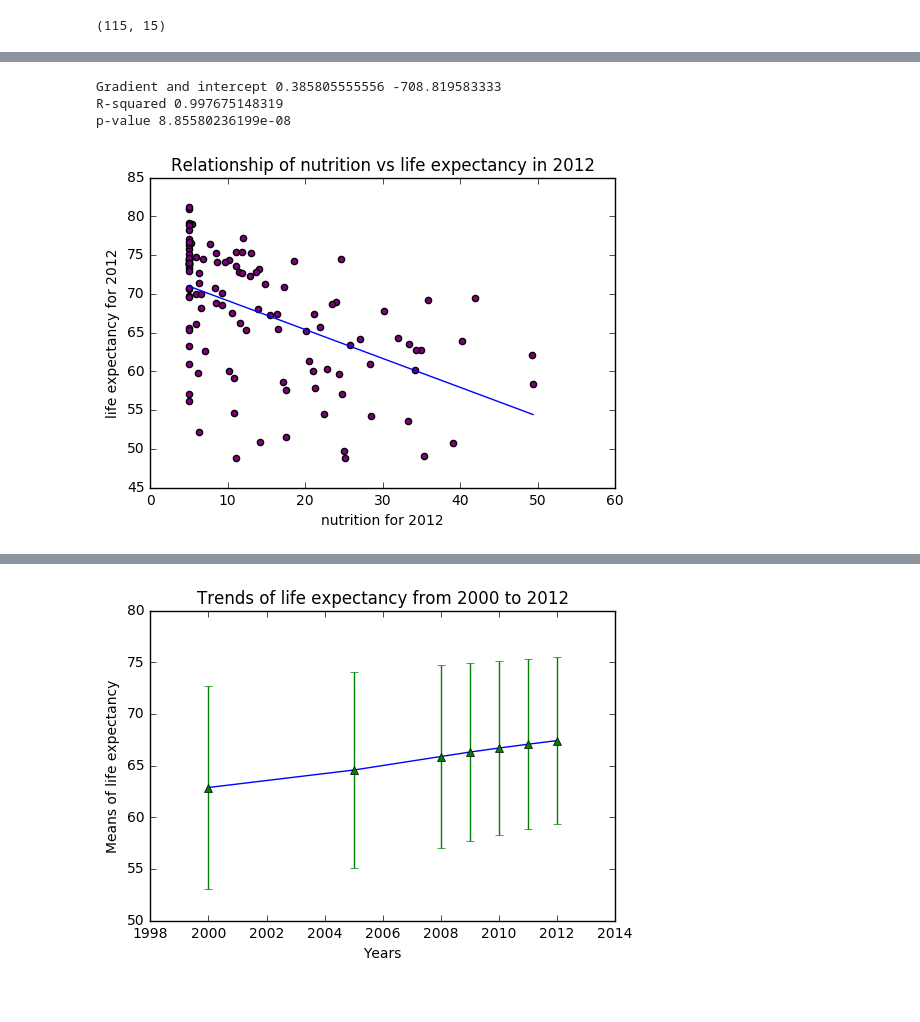
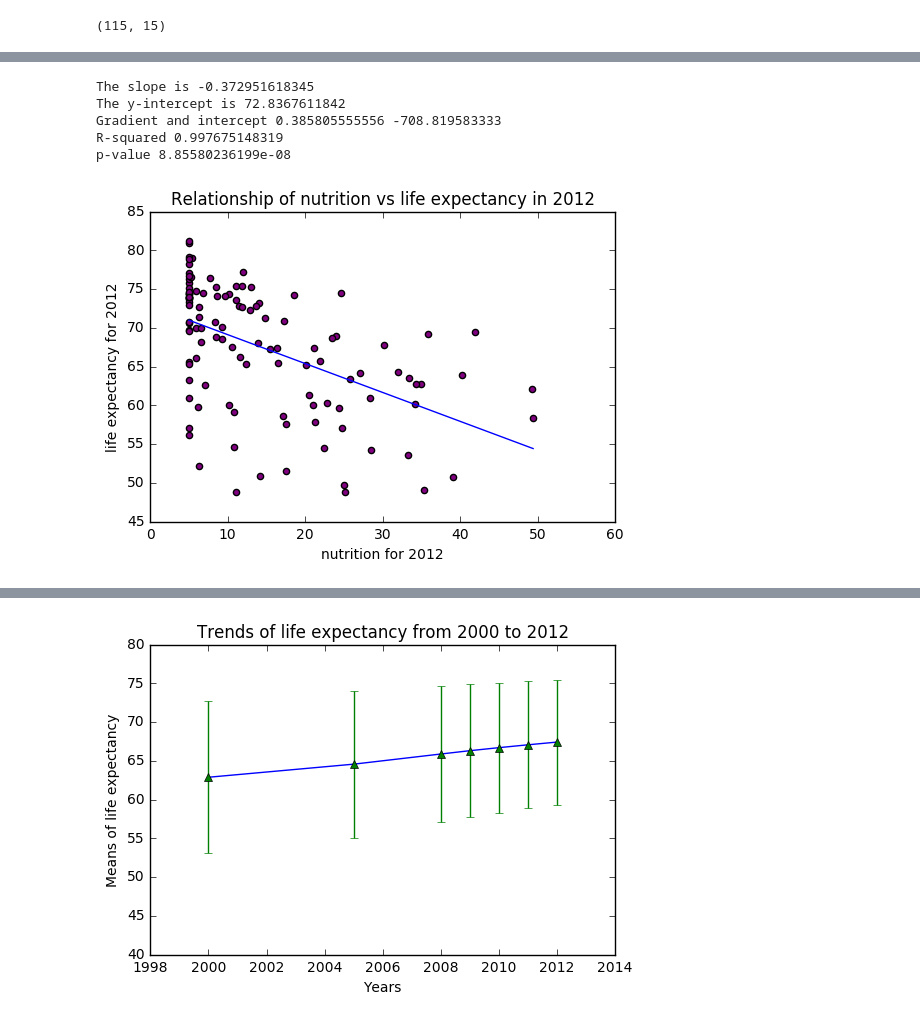
Before and after one commit to UW-Biol419-Wi2017/Life-expectancy-Final-project, a Jupyter notebook: Untitled.ipynb, the cells around one changed output, grey strips where cells are left out. Drawn from its saved outputs; the diff is of its cells as text; code cells hidden in the pictures.

Commit message:
slope added

```diff
--- a/Untitled.ipynb
+++ b/Untitled.ipynb
@@ -227,12 +263,18 @@ plt.xlabel('nutrition for 2012')
 plt.ylabel('life expectancy for 2012')
 plt.plot(np.unique(_2012), np.poly1d(np.polyfit(_2012, _2012L, 1))(np.unique(_2012)))
 
+m,b = np.polyfit(_2012, _2012L, 1)
+print('The slope is', m)
+print('The y-intercept is', b)
+
 from scipy import stats
 gradient, intercept, r_value, p_value, std_err = stats.linregress(x,y)
 print("Gradient and intercept", gradient, intercept)
 print("R-squared",r_value**2)
 print("p-value",p_value)
 # %% [output]
+The slope is -0.372951618345
+The y-intercept is 72.8367611842
 Gradient and intercept 0.385805555556 -708.819583333
 R-squared 0.997675148319
 p-value 8.85580236199e-08
@@ -276,13 +318,14 @@ The standard deviation of life expectancy of 2012 is 8.055847593485318
 # %%
 x=np.array([2000,2005,2008,2009,2010,2011,2012])
 y=np.array([62.87,64.56,65.87,66.30,66.69,67.06,67.41])
 e =np.array([9.80,9.48,8.82,8.60,8.40,8.21,8.06])
 plt.plot(x,y)
 plt.xlim((1998,2014))
+plt.ylim((40,80))
 plt.title('Trends of life expectancy from 2000 to 2012')
 plt.xlabel('Years')
 plt.ylabel('Means of life expectancy')
 plt.errorbar(x, y, e, linestyle='None', marker='^')
 plt.show()
 # %% [output]
-[figure, old version]
+[figure, new version]
```
Also changed, not shown: parts of 6 cells of this notebook.
